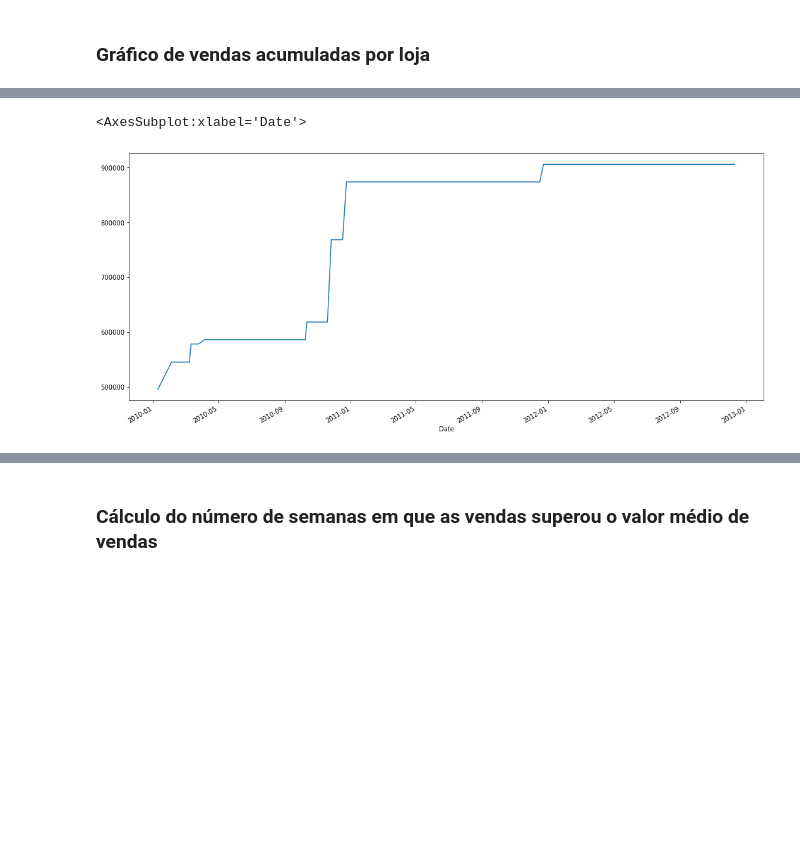
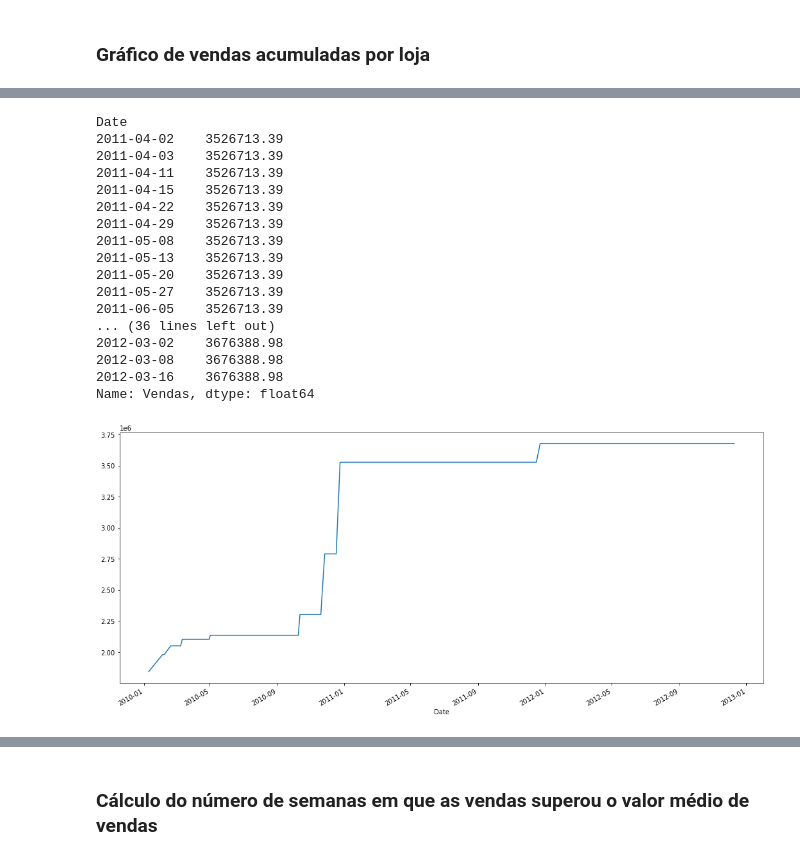
Before and after one commit to Laceles/ProjetoDNA_G9, a Jupyter notebook: ProjetoDNC2_G9_GRAFICOS.ipynb, the cells around one changed output, grey strips where cells are left out. Saved outputs shown, nothing was run; the diff lists cells and outputs as text; code cells hidden in the pictures; blank space fills up the shorter version.

```diff
--- a/ProjetoDNC2_G9_GRAFICOS.ipynb
+++ b/ProjetoDNC2_G9_GRAFICOS.ipynb
@@ -110,5 +110,4 @@ round(wallmart.groupby(['Loja','Ano','Mes']).mean())[0:36]
 # %% [markdown]
 ### Gráfico de médias móveis por loja
 # %%
-loja9 = dtwallmart[dtwallmart['Loja'] == '9']
-loja9.Vendas.plot(figsize = (18,8))
+loja4 = dtwallmart[dtwallmart['Loja'] == '4']
@@ -119,7 +115,8 @@ loja9.Vendas.plot(figsize = (18,8))
 ### Gráfico de vendas acumuladas por loja
 # %%
 #loja9c = dtwallmart[dtwallmart['Loja'] == '9']
-loja9c = loja9.sort_values(by = ['Date'])
-loja9cum = loja9c['Vendas'].cumsum()
-loja9cum.plot(figsize = (18,8))
+loja4c = loja4.sort_values(by = ['Date'])
+loja4cum = loja4c['Vendas'].cumsum()
+loja4cum.plot(figsize = (18,8))
+round(loja4cum)
 # %% [output]
@@ -128,7 +137,24 @@ loja9cum.plot(figsize = (18,8))
 # %%
-loja9max = loja9c['Vendas'].cummax()
-loja9max.plot(figsize = (18,8))
+loja4max = loja4c['Vendas'].cummax()
+loja4max.plot(figsize = (18,8))
+loja4max[60:110]
 # %% [output]
-<AxesSubplot:xlabel='Date'>
+Date
+2011-04-02    3526713.39
+2011-04-03    3526713.39
+2011-04-11    3526713.39
+2011-04-15    3526713.39
+2011-04-22    3526713.39
+2011-04-29    3526713.39
+2011-05-08    3526713.39
+2011-05-13    3526713.39
+2011-05-20    3526713.39
+2011-05-27    3526713.39
+2011-06-05    3526713.39
+... (36 lines left out)
+2012-03-02    3676388.98
+2012-03-08    3676388.98
+2012-03-16    3676388.98
+Name: Vendas, dtype: float64
-[figure, old version]
+[figure, new version]
 # %%
```
Also changed, not shown: parts of 14 cells of this notebook.
